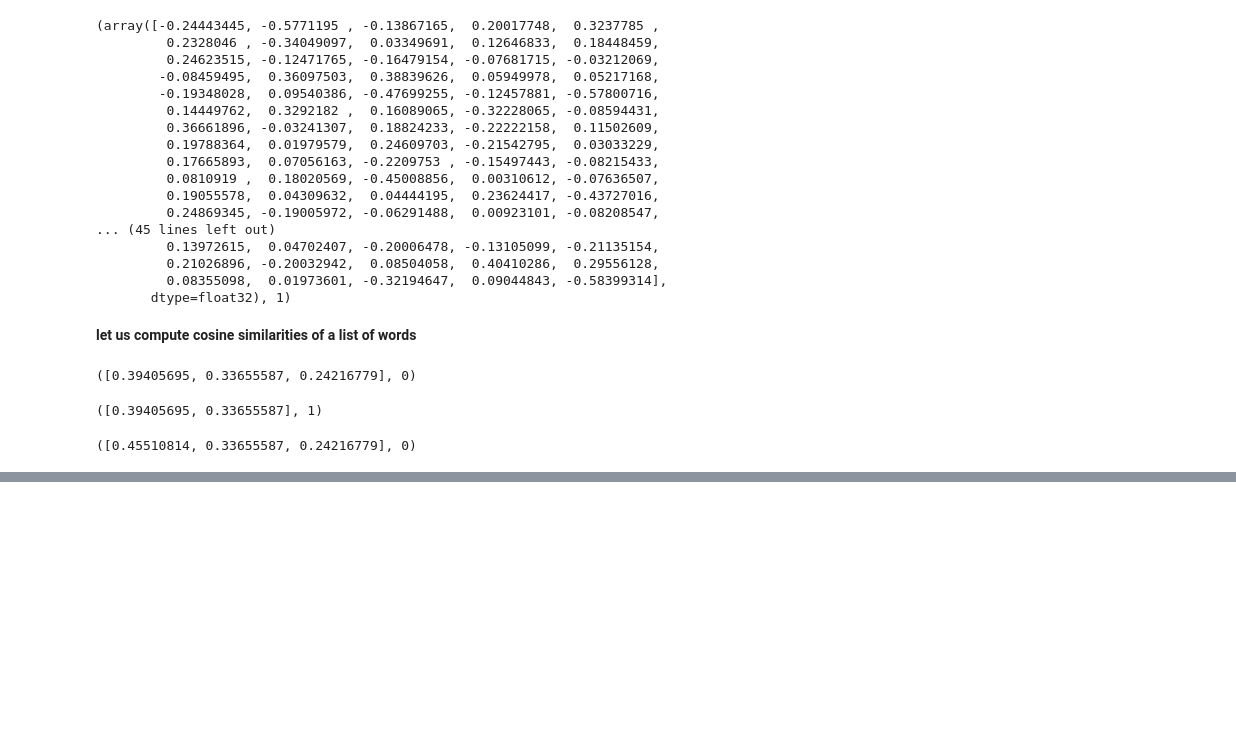
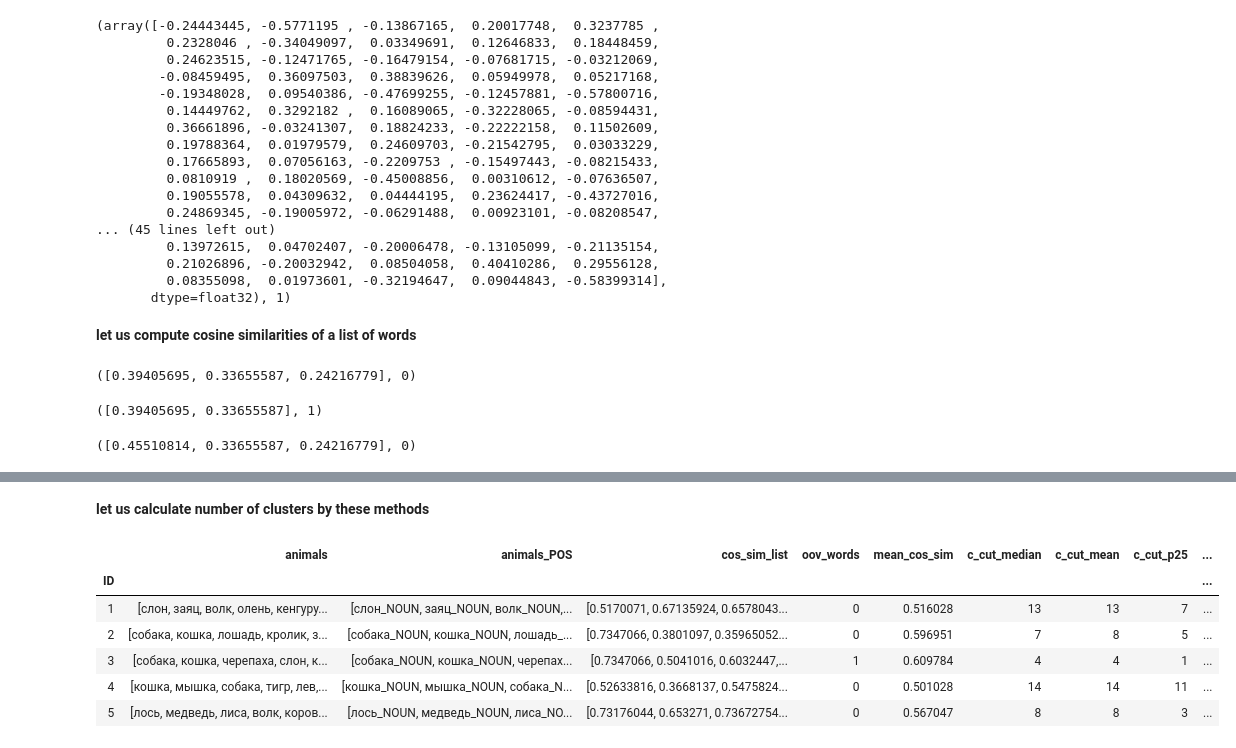
Before and after one commit to flying-bear/verbal_fluency, a Jupyter notebook: clustering.ipynb, the cells around one changed output, grey strips where cells are left out. Cells and saved outputs as stored; diff of their text form; code cells hidden in the pictures; blank space fills up the shorter version.

Commit message:
clusterin procedures on one model

```diff
--- a/clustering.ipynb
+++ b/clustering.ipynb
@@ -260,0 +303,15 @@ get_cos_sim_list(model, ['морской_ADJ свинка_NOUN', 'мышь_NOUN'
+# %%
+def threshold_cutoff(list_of_values, threshold):
+    """
+    finds ids of elements below a threshold and the number of them (+1)
+
+    :param list_of_values: list of int or float
+    :param threshold: int or float, value that elements must exceed
+    :return ids: list of int, ids where value in list_of_values is below threshold
+    :return cluster_num: int, number of values below threshold + 1
+    """
+    if type(list_of_values) != np.ndarray:
+        list_of_values = np.array(list_of_values)
+    ids = list(np.where(list_of_values < threshold)[0])
+    cluster_num = len(ids) + 1
+    return ids, cluster_num
@@ -260,0 +328,22 @@ get_cos_sim_list(model, ['морской_ADJ свинка_NOUN', 'мышь_NOUN'
+# %%
+def sharp_change(list_of_values, factor):
+    """
+    finds ids of elements below a threshold and the number of them (+1)
+
+    :param list_of_values: list of int or float
+    :param factor: int or float, nonzero, sharpness of change
+    :return ids: list of int, ids where value in list_of_values changes sharply
+                            (by a factor of factor param)
+    :return cluster_num: int, number of sharp changes + 1
+    """
+    cluster = [list_of_values[0]]
+    ids = []
+    for i, value in enumerate(list_of_values):
+        current_mean = np.mean(cluster)
+        if value < current_mean/factor:
+            ids.append(i)
+            cluster = [value]
+        else:
+            cluster.append(value)
+    cluster_num = len(ids) + 1
+    return ids, cluster_num
@@ -260,0 +442,18 @@ get_cos_sim_list(model, ['морской_ADJ свинка_NOUN', 'мышь_NOUN'
+# %% [markdown]
+**let us calculate number of clusters by these methods**
+# %%
+animals['c_cut_median'] = animals['cos_sim_list'].apply(lambda l: threshold_cutoff(l, median)[1])
+animals['c_cut_mean'] = animals['cos_sim_list'].apply(lambda l: threshold_cutoff(l, mean)[1])
+animals['c_cut_p25'] = animals['cos_sim_list'].apply(lambda l: threshold_cutoff(l, p25)[1])
+animals['c_cut_mean_local'] = animals['cos_sim_list'].apply(lambda l: threshold_cutoff(l, np.mean(l))[1])
+animals['c_sharp_1.05'] = animals['cos_sim_list'].apply(lambda l: sharp_change(l, 1.05)[1])
+animals['c_sharp_1.005'] = animals['cos_sim_list'].apply(lambda l: sharp_change(l, 1.005)[1])
+animals.head()
+# %% [output]
+|  | animals | animals_POS | cos_sim_list | oov_words | mean_cos_sim | c_cut_median | c_cut_mean | c_cut_p25 | ... |
+| ID |  |  |  |  |  |  |  |  | ... |
+| 1 | [слон, заяц, волк, олень, кенгуру... | [слон_NOUN, заяц_NOUN, волк_NOUN,... | [0.5170071, 0.67135924, 0.6578043... | 0 | 0.516028 | 13 | 13 | 7 | ... |
+| 2 | [собака, кошка, лошадь, кролик, з... | [собака_NOUN, кошка_NOUN, лошадь_... | [0.7347066, 0.3801097, 0.35965052... | 0 | 0.596951 | 7 | 8 | 5 | ... |
+| 3 | [собака, кошка, черепаха, слон, к... | [собака_NOUN, кошка_NOUN, черепах... | [0.7347066, 0.5041016, 0.6032447,... | 1 | 0.609784 | 4 | 4 | 1 | ... |
+| 4 | [кошка, мышка, собака, тигр, лев,... | [кошка_NOUN, мышка_NOUN, собака_N... | [0.52633816, 0.3668137, 0.5475824... | 0 | 0.501028 | 14 | 14 | 11 | ... |
+| 5 | [лось, медведь, лиса, волк, коров... | [лось_NOUN, медведь_NOUN, лиса_NO... | [0.73176044, 0.653271, 0.73672754... | 0 | 0.567047 | 8 | 8 | 3 | ... |
```
Also changed, not shown: parts of 24 cells of this notebook, 2 other files.
